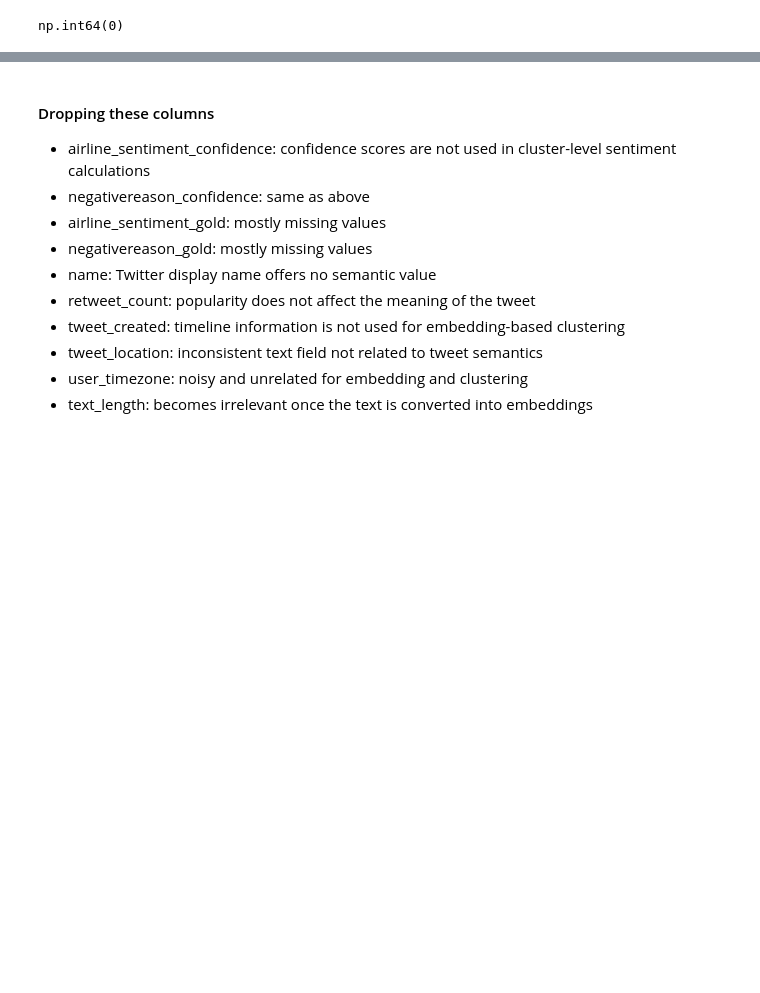
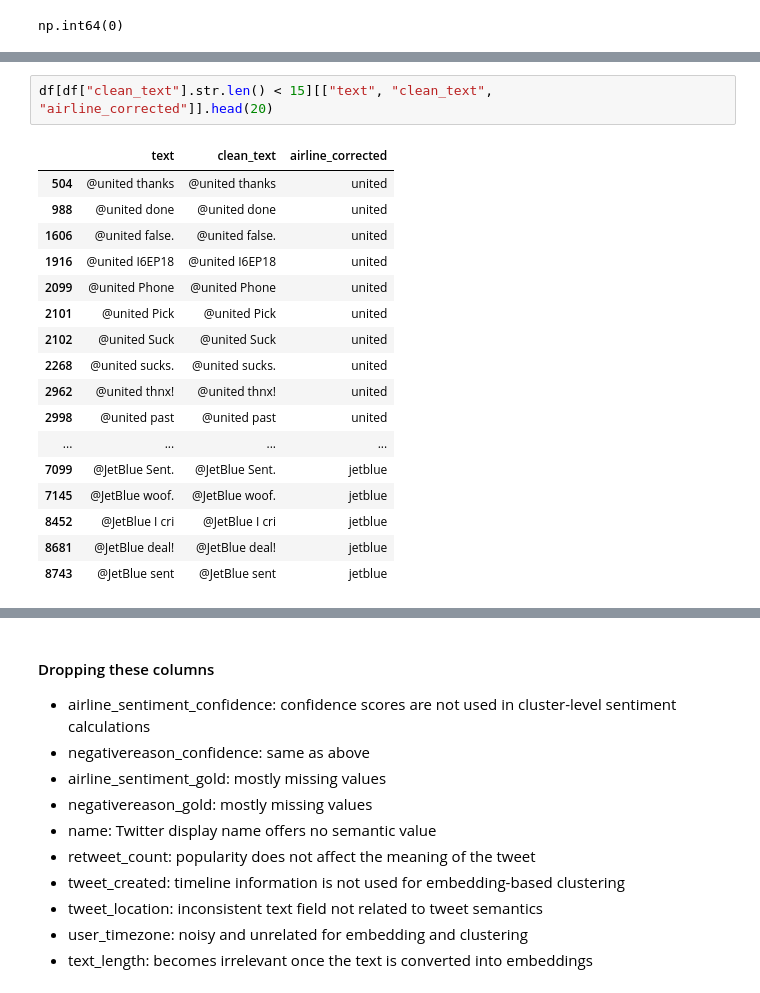
Before and after one commit to slneha/ECE684FinalProj, a Jupyter notebook: Data_Cleaning.ipynb, the cells around one changed output, grey strips where cells are left out. Drawn from its saved outputs; the diff is of its cells as text; blank space fills up the shorter version.

```diff
--- a/Data_Cleaning.ipynb
+++ b/Data_Cleaning.ipynb
@@ -295,0 +345,20 @@ memory usage: 2.0+ MB
+# %%
+df[df["clean_text"].str.len() < 15][["text", "clean_text", "airline_corrected"]].head(20)
+# %% [output]
+|  | text | clean_text | airline_corrected |
+| 504 | @united thanks | @united thanks | united |
+| 988 | @united done | @united done | united |
+| 1606 | @united false. | @united false. | united |
+| 1916 | @united I6EP18 | @united I6EP18 | united |
+| 2099 | @united Phone | @united Phone | united |
+| 2101 | @united Pick | @united Pick | united |
+| 2102 | @united Suck | @united Suck | united |
+| 2268 | @united sucks. | @united sucks. | united |
+| 2962 | @united thnx! | @united thnx! | united |
+| 2998 | @united past | @united past | united |
+| ... | ... | ... | ... |
+| 7099 | @JetBlue Sent. | @JetBlue Sent. | jetblue |
+| 7145 | @JetBlue woof. | @JetBlue woof. | jetblue |
+| 8452 | @JetBlue I cri | @JetBlue I cri | jetblue |
+| 8681 | @JetBlue deal! | @JetBlue deal! | jetblue |
+| 8743 | @JetBlue sent | @JetBlue sent | jetblue |
```
Also changed, not shown: parts of 8 cells of this notebook.
